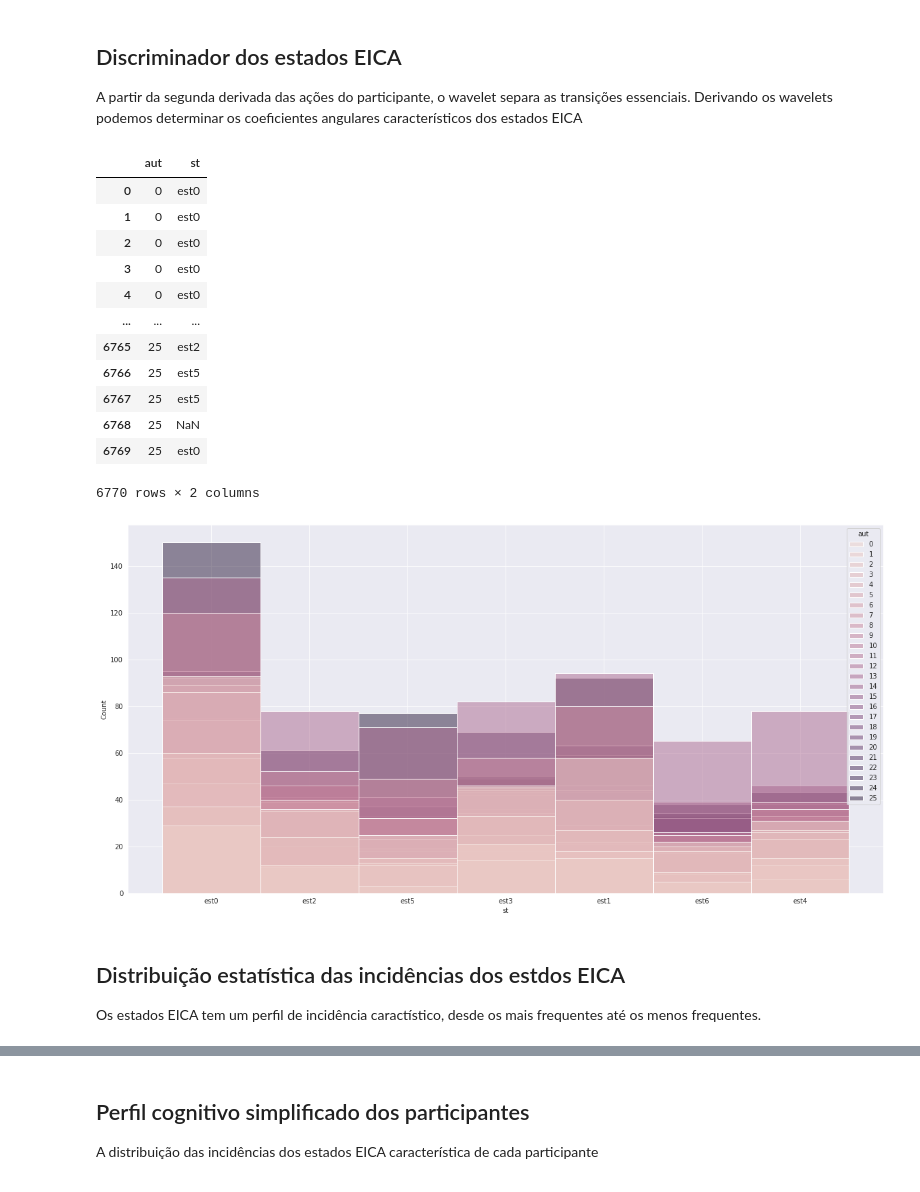
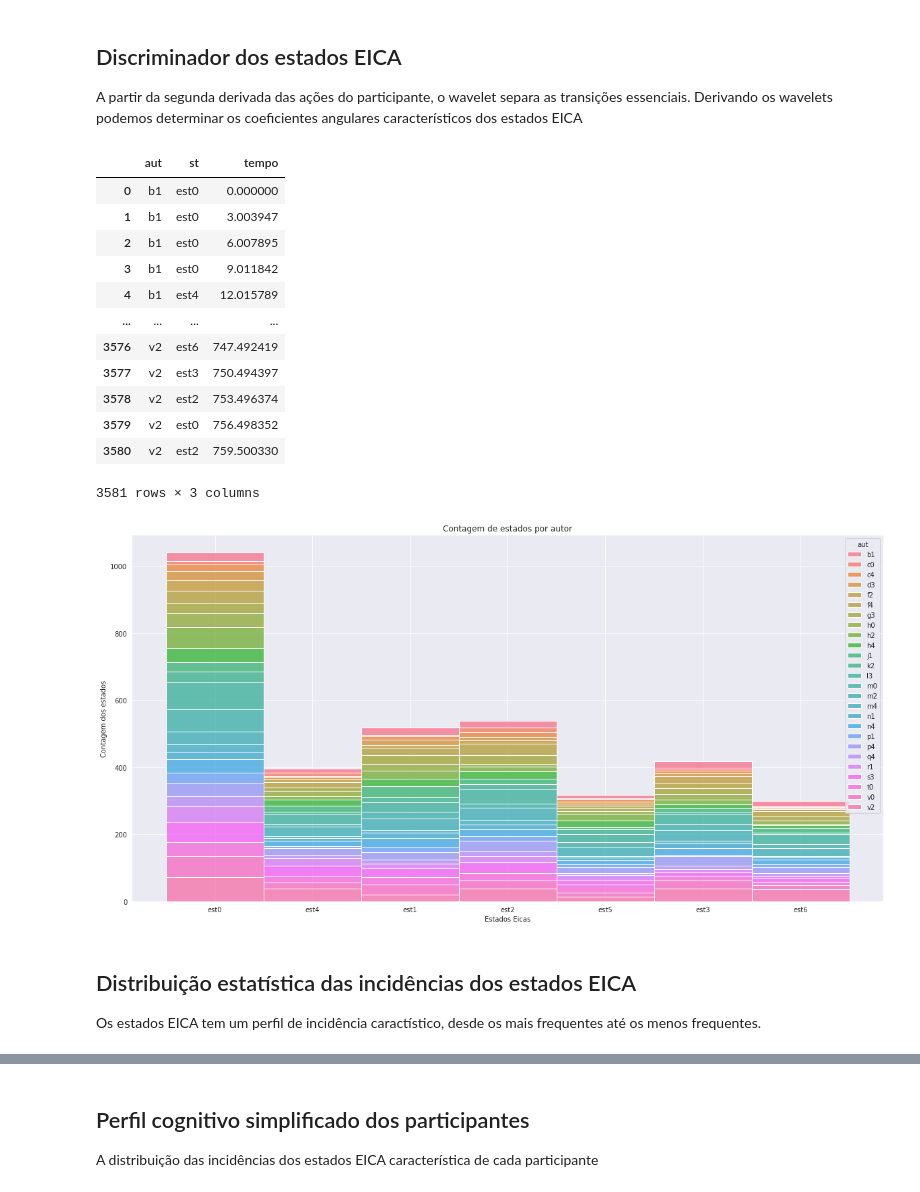
Before and after one commit to labase/data_edu, a Jupyter notebook: ipnb/organelas.ipynb, the cells around one changed output, grey strips where cells are left out. Saved outputs shown, nothing was run; the diff lists cells and outputs as text; code cells hidden in the pictures.

Commit message:
Ordered stacked states by author

```diff
--- a/ipnb/organelas.ipynb
+++ b/ipnb/organelas.ipynb
@@ -417,7 +419,10 @@ ds = df.loc[:, ['doc_id', 'time', 'movejump']]
 ds.index = ds['time'].div(1000).astype(int)
 del ds['time']
 # ds = ds.groupby('doc_id').resample('ms').mean()# .mean().head(4)
-dfs = [x for _, x in ds.groupby('doc_id') if x.index[-1]>400]
-b1 = dfs[7]
+# dfs = [x for _, x in ds.groupby('doc_id') if x.index[-1]>400]
+dfs = {did:x.iloc[:64,:] for did, x in ds.groupby('doc_id') if x.index[-1] > 400}
+b1 = list(dfs.values())[7]
+print(list(dfs.keys()))
+print([len(d_) for d_ in dfs.values()])
 b1.tail(20)
 # %% [output]
@@ -444,7 +451,7 @@ b1.tail(20)
 Uma vez interpolado, a aplicação da transformação wavelet permite isolar as transições importantes.
 # %%
 # np.interp(pd.to_numeric(pd.Series(pd.to_datetime('03/21/2021'))).values,pd.to_numeric(df['dates']).values,df['rates'].values)
-b1 = dfs[2]
+b1 = list(dfs.values())[2]
 y = b1['movejump'].values
 x = b1.index.values
 from scipy.interpolate import interp1d
@@ -480,47 +487,50 @@ A partir da segunda derivada das ações do participante, o wavelet separa as tr
 # %%
 def discriminate_eica_states(data_frame):
     sencond_deriv = data_frame['movejump'].values
     tim = data_frame.index.values
     from scipy.interpolate import interp1d
     import numpy as npy
     from math import log, isnan
     linear_time_space_ = npy.linspace(tim[0], tim[-1], (tim[-1] - tim[0]))
     interpolating_function_ = interp1d(tim, sencond_deriv, kind='slinear')
     y_inter= interpolating_function_(linear_time_space_)
     import pywt
     wlet = pywt.Wavelet('db3')
     _,y_wav = pywt.dwt(y_inter, wlet) #'bior1.3')
     y_wav = [0 if isnan(_y) else log(_y) if _y > 0 else -log(abs(_y)+0.05) for _y in y_wav]
     y_wav = [y1 - y0 for y0, y1 in zip(y_wav, y_wav[1:]+[0])]
     y_wav = [int((_y+40)//25) for _y in y_wav]
     y_wav_size = len(y_wav)
-    eica = [(a+b*3+b*9) for a,b,c in zip(y_wav, y_wav[+1:]+[0], y_wav[+2:]+[0,0])][::2]
+    eica = [(tempo, a+b*3+b*9) for tempo,a,b,c in zip(linear_time_space_, y_wav, y_wav[+1:]+[0], y_wav[+2:]+[0,0])][::3]
     # eica_states = list(set(eica))
     return eica
-all_states = [dict(aut=aut, st=st) for aut, df_ in enumerate(dfs) for st in discriminate_eica_states(df_)]
+# all_states = [dict(aut=aut, st=st) for aut, df_ in enumerate(dfs) for st in discriminate_eica_states(df_)]
+all_states = [dict(aut=aut, st=st, tempo=tempo) for aut, df_ in dfs.items() for tempo,st in discriminate_eica_states(df_)]
 df_states = pd.DataFrame(all_states)
-df_states["st"] = df_states["st"].map({k: f"est{v}" for v, k in enumerate([13,24, 1, 14,25,2,12])})
-sns.histplot(x=df_states.st, data=df_states, hue=df_states.aut, bins=28*3)
+# df_states["st"] = df_states["st"].map({k: f"est{v}" for v, k in enumerate([13,24, 1, 14,25,2,12])})
+df_states["st"] = df_states["st"].map({k: f"est{v}" for v, k in enumerate([13,24, 14, 1,25,2,12])})
+sns.histplot(x=df_states.st, data=df_states, hue=df_states.aut, bins=28*3, multiple="stack").set(
+    title="Contagem de estados por autor", xlabel="Estados Eicas", ylabel="Contagem dos estados")
 
 plt.gcf().set_size_inches(20, 10)
 # print((all_states))
 df_states
 # %% [output]
-|  | aut | st |
-| 0 | 0 | est0 |
-| 1 | 0 | est0 |
-| 2 | 0 | est0 |
-| 3 | 0 | est0 |
-| 4 | 0 | est0 |
-| ... | ... | ... |
-| 6765 | 25 | est2 |
-| 6766 | 25 | est5 |
-| 6767 | 25 | est5 |
-| 6768 | 25 | NaN |
-| 6769 | 25 | est0 |
+|  | aut | st | tempo |
+| 0 | b1 | est0 | 0.000000 |
+| 1 | b1 | est0 | 3.003947 |
+| 2 | b1 | est0 | 6.007895 |
+| 3 | b1 | est0 | 9.011842 |
+| 4 | b1 | est4 | 12.015789 |
+| ... | ... | ... | ... |
+| 3576 | v2 | est6 | 747.492419 |
+| 3577 | v2 | est3 | 750.494397 |
+| 3578 | v2 | est2 | 753.496374 |
+| 3579 | v2 | est0 | 756.498352 |
+| 3580 | v2 | est2 | 759.500330 |
-6770 rows × 2 columns
+3581 rows × 3 columns
-[figure, old version]
+[figure, new version]
 # %% [markdown]
-## Distribuição estatística das incidências dos estdos EICA
+## Distribuição estatística das incidências dos estados EICA
 Os estados EICA tem um perfil de incidência caractístico, desde os mais frequentes até os menos frequentes.
 # %%
```
Also changed, not shown: parts of 12 cells of this notebook.
